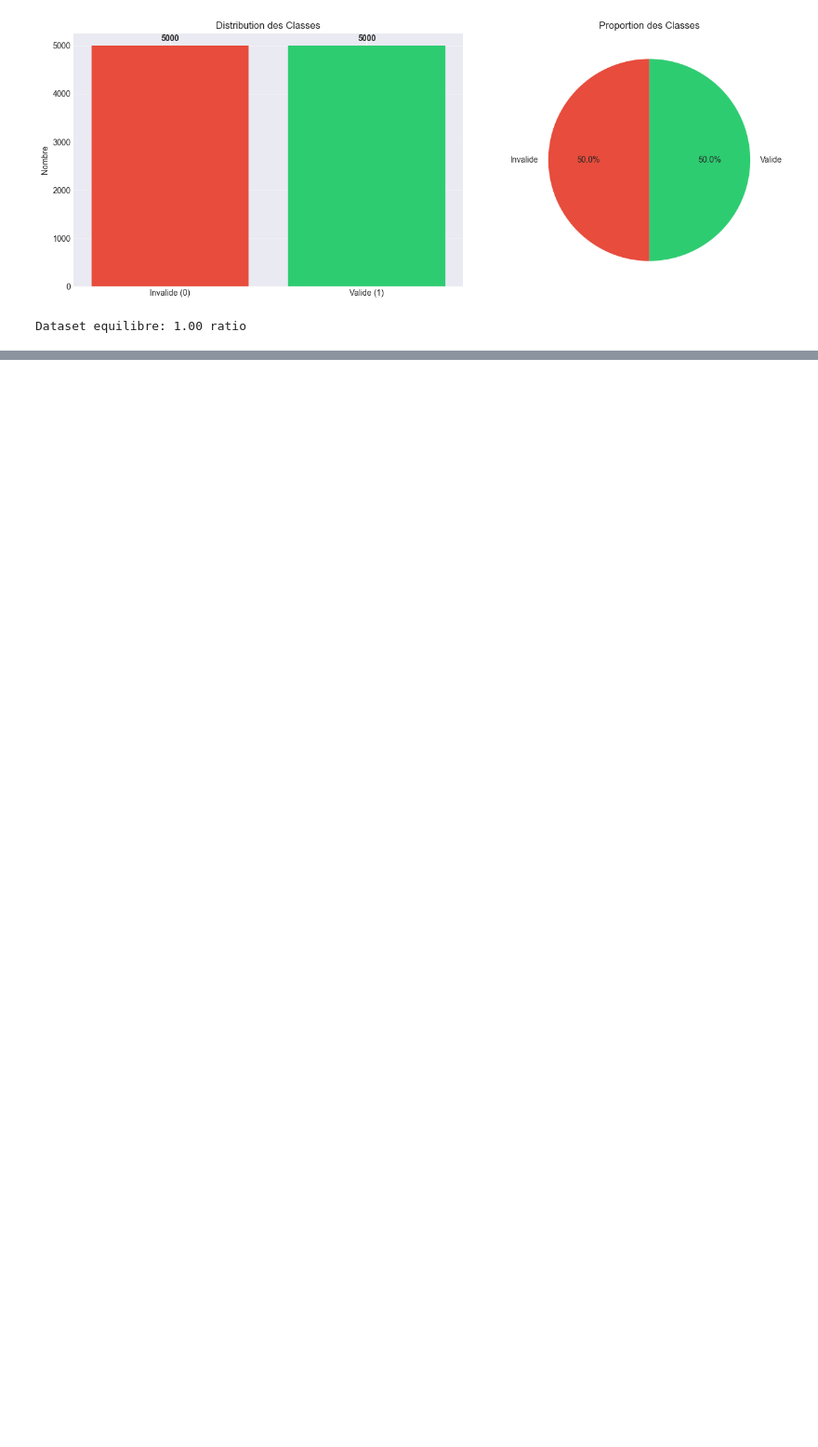
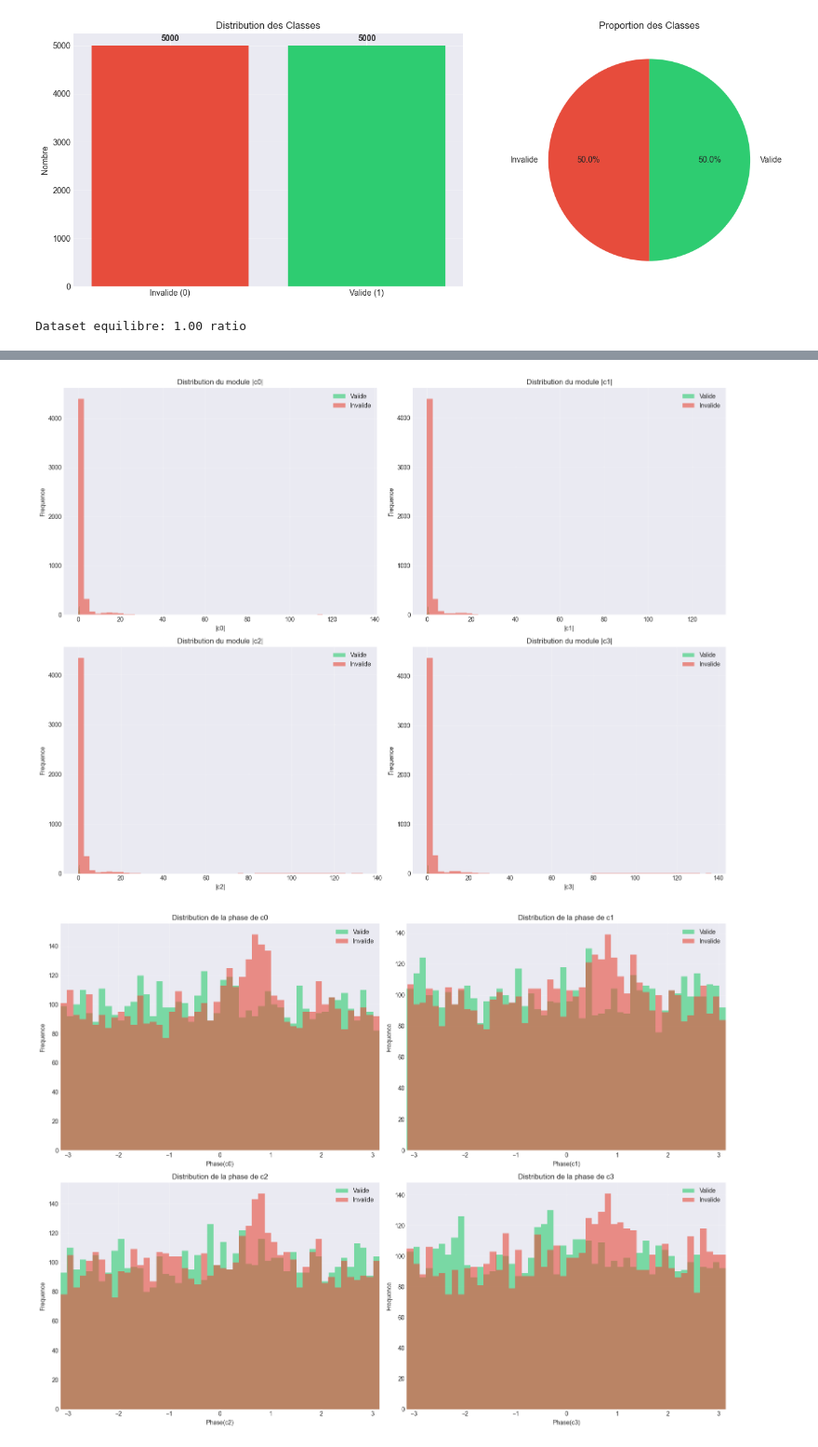
Before and after one commit to Mkl1984/quantum_state_validator, a Jupyter notebook: notebooks/05_eda_advanced.ipynb, the cells around one changed output, grey strips where cells are left out. Shown at 93% size. Drawn from its saved outputs; the diff is of its cells as text; code cells hidden in the pictures; blank space fills up the shorter version.

Commit message:
feat(eda): extend advanced EDA notebook
+517 lines: quantum feature distributions and class separability
analysis (Dec 2025 work, never committed).

```diff
--- a/notebooks/05_eda_advanced.ipynb
+++ b/notebooks/05_eda_advanced.ipynb
@@ -204,0 +301,44 @@ print(df_invalid['norm_squared'].describe())
+# %%
+# Analyse des modules et des phases des coefficients
+
+for i in range(4):
+    df[f'c{i}_magnitude'] = np.sqrt(df[f'c{i}_real']**2 + df[f'c{i}_imag']**2)
+    df[f'c{i}_phase'] = np.arctan2(df[f'c{i}_imag'], df[f'c{i}_real'])
+
+fig, axes = plt.subplots(2, 2, figsize=(16, 12))
+axes = axes.flatten()
+
+for i in range(4):
+    axes[i].hist(df[df['is_valid']==1][f'c{i}_magnitude'], bins=50, alpha=0.6,
+                 label='Valide', color='#2ecc71')
+    axes[i].hist(df[df['is_valid']==0][f'c{i}_magnitude'], bins=50, alpha=0.6,
+                 label='Invalide', color='#e74c3c')
+    axes[i].set_xlabel(f'|c{i}|')
+    axes[i].set_ylabel('Frequence')
+    axes[i].set_title(f'Distribution du module |c{i}|')
+    axes[i].legend()
+    axes[i].grid(alpha=0.3)
+
+plt.tight_layout()
+plt.show()
+
+fig, axes = plt.subplots(2, 2, figsize=(16, 12))
+axes = axes.flatten()
+
+for i in range(4):
+    axes[i].hist(df[df['is_valid']==1][f'c{i}_phase'], bins=50, alpha=0.6,
+                 label='Valide', color='#2ecc71')
+    axes[i].hist(df[df['is_valid']==0][f'c{i}_phase'], bins=50, alpha=0.6,
+                 label='Invalide', color='#e74c3c')
+    axes[i].set_xlabel(f'Phase(c{i})')
+    axes[i].set_ylabel('Frequence')
+    axes[i].set_title(f'Distribution de la phase de c{i}')
+    axes[i].legend()
+    axes[i].grid(alpha=0.3)
+    axes[i].set_xlim(-np.pi, np.pi)
+
+plt.tight_layout()
+plt.show()
+# %% [output]
+[figure, added]
+[figure, added]
```
Also changed, not shown: parts of 7 cells of this notebook.
